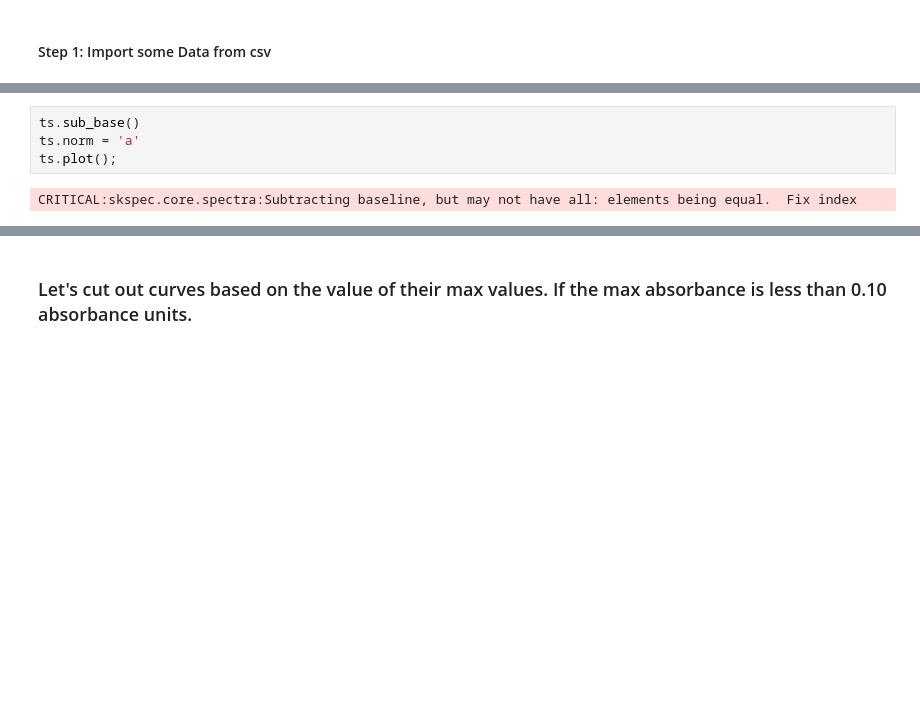
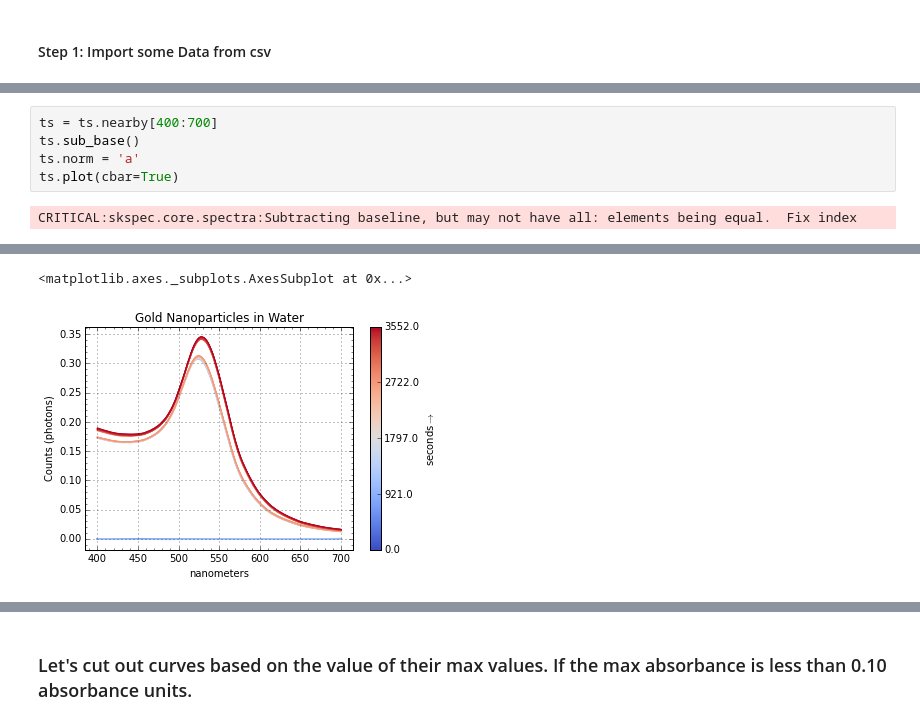
Before and after one commit to hughesadam87/scikit-spectra, a Jupyter notebook: examples/Notebooks/grad_presentation.ipynb, the cells around one changed output, grey strips where cells are left out. Drawn from its saved outputs; the diff is of its cells as text; blank space fills up the shorter version.

```diff
--- a/examples/Notebooks/grad_presentation.ipynb
+++ b/examples/Notebooks/grad_presentation.ipynb
@@ -47,6 +42,7 @@ WARNING:skspec.core.spectra:Spectrum does not have subtracted baseline; could af
 # %%
+ts = ts.nearby[400:700]
 ts.sub_base()
 ts.norm = 'a'
-ts.plot();
+ts.plot(cbar=True)
 # %% [output]
 CRITICAL:skspec.core.spectra:Subtracting baseline, but may not have all: elements being equal.  Fix index
@@ -54,3 +49,5 @@ CRITICAL:skspec.core.spectra:Subtracting baseline, but may not have all: element
+<matplotlib.axes._subplots.AxesSubplot at 0x...>
+[figure, added]
 # %%
 aunps = ts.nearby[400:700]
 aunps.plot(kind='waterfall', cmap='seismic', cbar=True)
```
Also changed, not shown: parts of 16 cells of this notebook, 4 other files.
